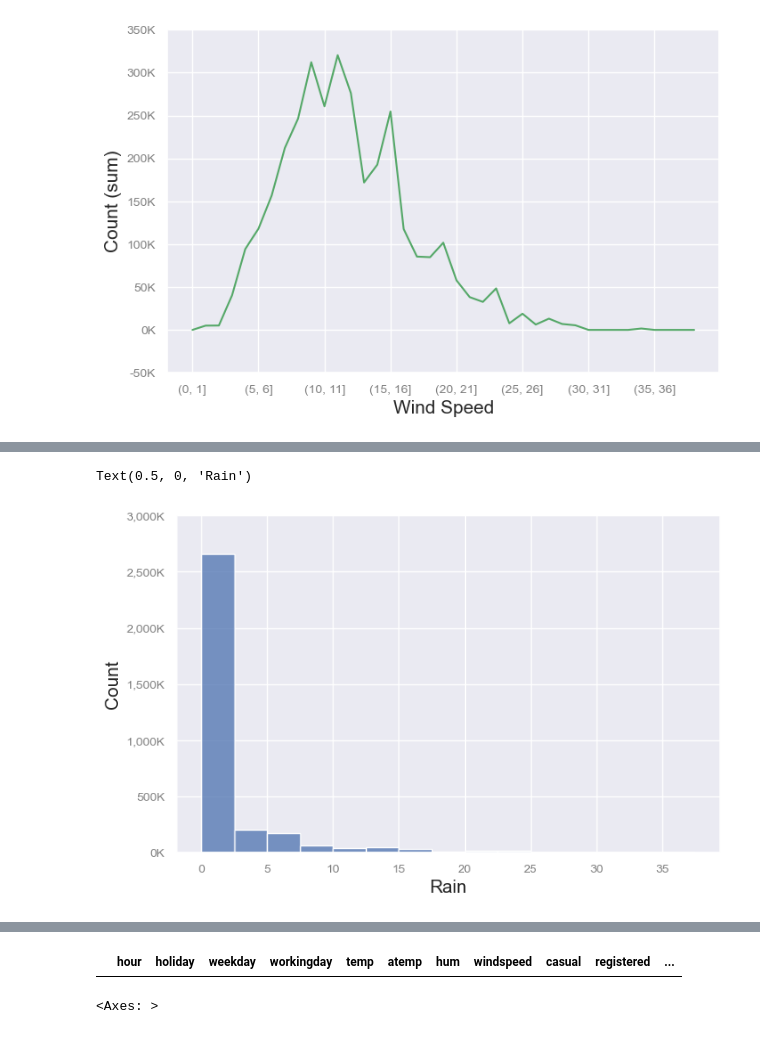
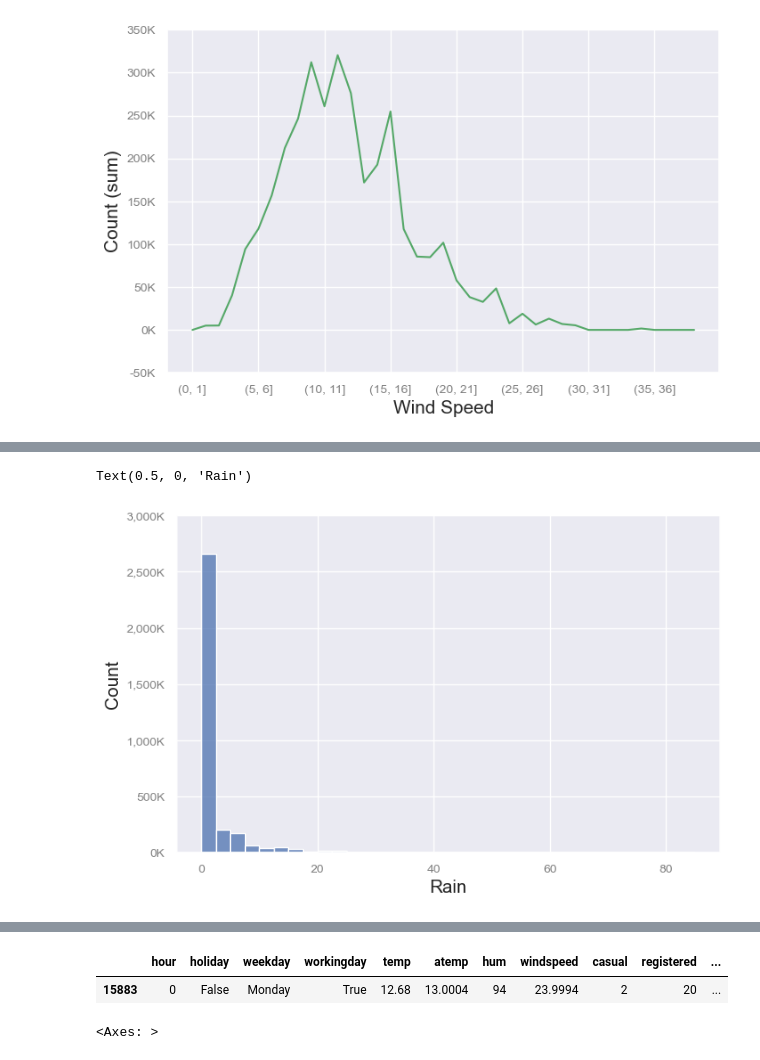
Before and after one commit to mks-0/code-academy, a Jupyter notebook: Capital-Bike-Share-Project/bikes-eda.ipynb, the cells around one changed output, grey strips where cells are left out. Cells and saved outputs as stored; diff of their text form; code cells hidden in the pictures.

```diff
--- a/Capital-Bike-Share-Project/bikes-eda.ipynb
+++ b/Capital-Bike-Share-Project/bikes-eda.ipynb
@@ -982,27 +1002,27 @@ hd.describe()
 # %%
 fig, ax = plt.subplots(figsize=(8, 5))
 sns.histplot(
     data=dd,
     x="rain",
     weights="count",
     # estimator='mean',
-    bins=np.arange(0, 40, 2.5),
-    # binwidth=1,
+    # bins=np.arange(0, 40, 2.5),
+    binwidth=2.5,
     # discrete=True,
     # element='step',
     # fill=False,
     # errorbar=None,
     color='b',
     ax=ax
 )
 # ax.set_xticks(np.arange(0, 110, 10))
 convert_to_k(ax)
 
 plt.ylabel("Count")
 plt.xlabel("Rain")
 # %% [output]
 Text(0.5, 0, 'Rain')
-[figure, old version]
+[figure, new version]
 # %%
 dd[dd['rain'] > 50]
 # %% [output]
@@ -1013,9 +1033,9 @@ dd[dd['rain'] > 50]
 | 667 | 2012-10-29 | False | Monday | True | 12.680000 | 13.000400 | 94.00 | 23.999400 | 2 | 20 | ... |
 # %%
 hd[hd['datetime'] == '2012-10-29']
-hd[hd['rain'] > 100]
 # %% [output]
 |  | hour | holiday | weekday | workingday | temp | atemp | hum | windspeed | casual | registered | ... |
+| 15883 | 0 | False | Monday | True | 12.68 | 13.0004 | 94 | 23.9994 | 2 | 20 | ... |
 # %%
 fig, ax = plt.subplots(figsize=(6, 1.5))
 
```
Also changed, not shown: parts of 34 cells of this notebook, 1 other file.
